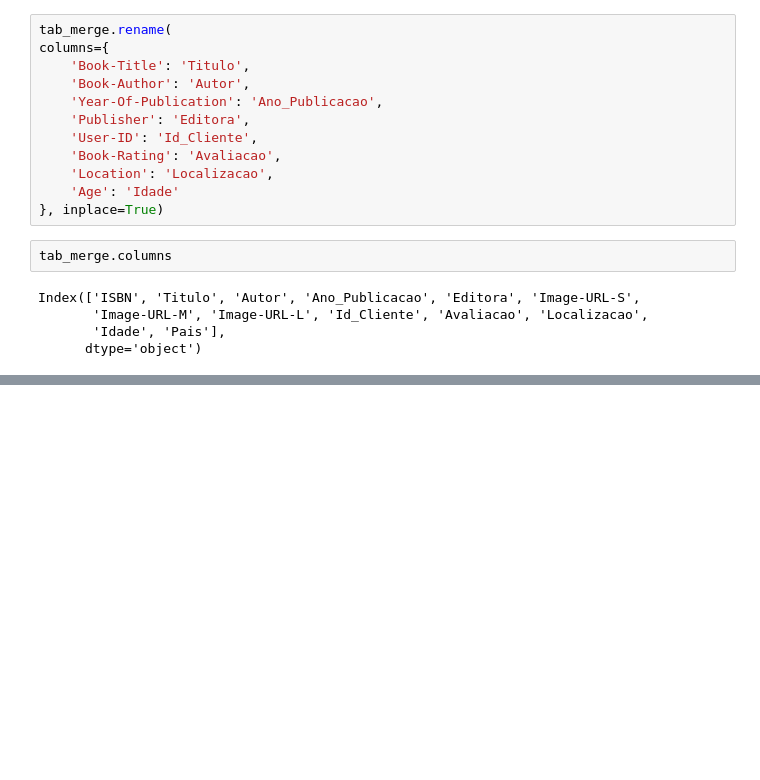
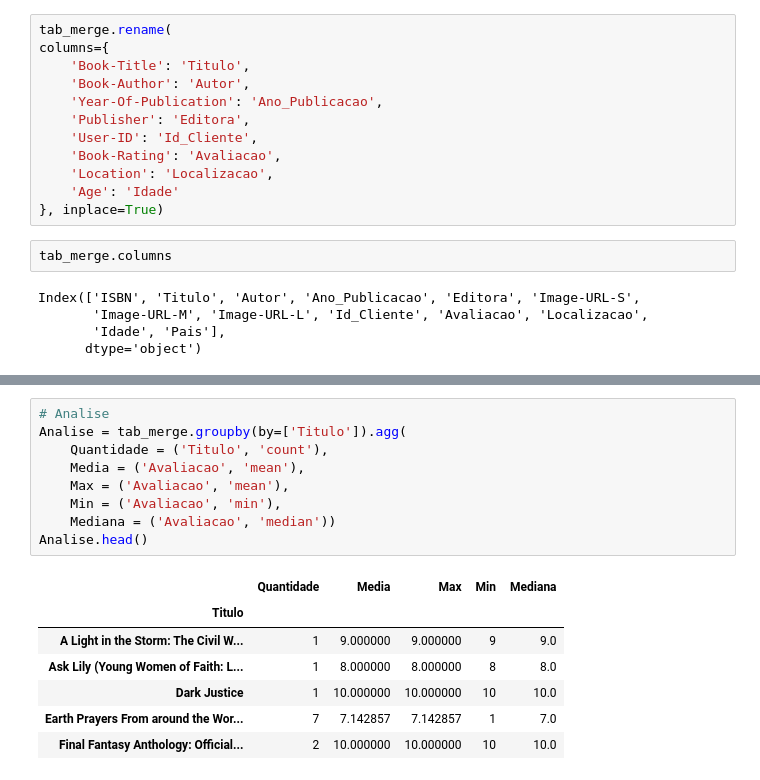
Before and after one commit to Lyarkh/Sistema_De_Recomendacao_Livros, a Jupyter notebook: Modelagem de dados.ipynb, the cells around one changed output, grey strips where cells are left out. Drawn from its saved outputs; the diff is of its cells as text; blank space fills up the shorter version.

```diff
--- a/Modelagem de dados.ipynb
+++ b/Modelagem de dados.ipynb
@@ -303,0 +323,17 @@ tab_merge.isnull().sum(), tab_merge.shape
+# %%
+# Analise
+Analise = tab_merge.groupby(by=['Titulo']).agg(
+    Quantidade = ('Titulo', 'count'),
+    Media = ('Avaliacao', 'mean'),
+    Max = ('Avaliacao', 'mean'),
+    Min = ('Avaliacao', 'min'),
+    Mediana = ('Avaliacao', 'median'))
+Analise.head()
+# %% [output]
+|  | Quantidade | Media | Max | Min | Mediana |
+| Titulo |  |  |  |  |  |
+| A Light in the Storm: The Civil W... | 1 | 9.000000 | 9.000000 | 9 | 9.0 |
+| Ask Lily (Young Women of Faith: L... | 1 | 8.000000 | 8.000000 | 8 | 8.0 |
+| Dark Justice | 1 | 10.000000 | 10.000000 | 10 | 10.0 |
+| Earth Prayers From around the Wor... | 7 | 7.142857 | 7.142857 | 1 | 7.0 |
+| Final Fantasy Anthology: Official... | 2 | 10.000000 | 10.000000 | 10 | 10.0 |
```
Also changed, not shown: parts of 9 cells of this notebook.
